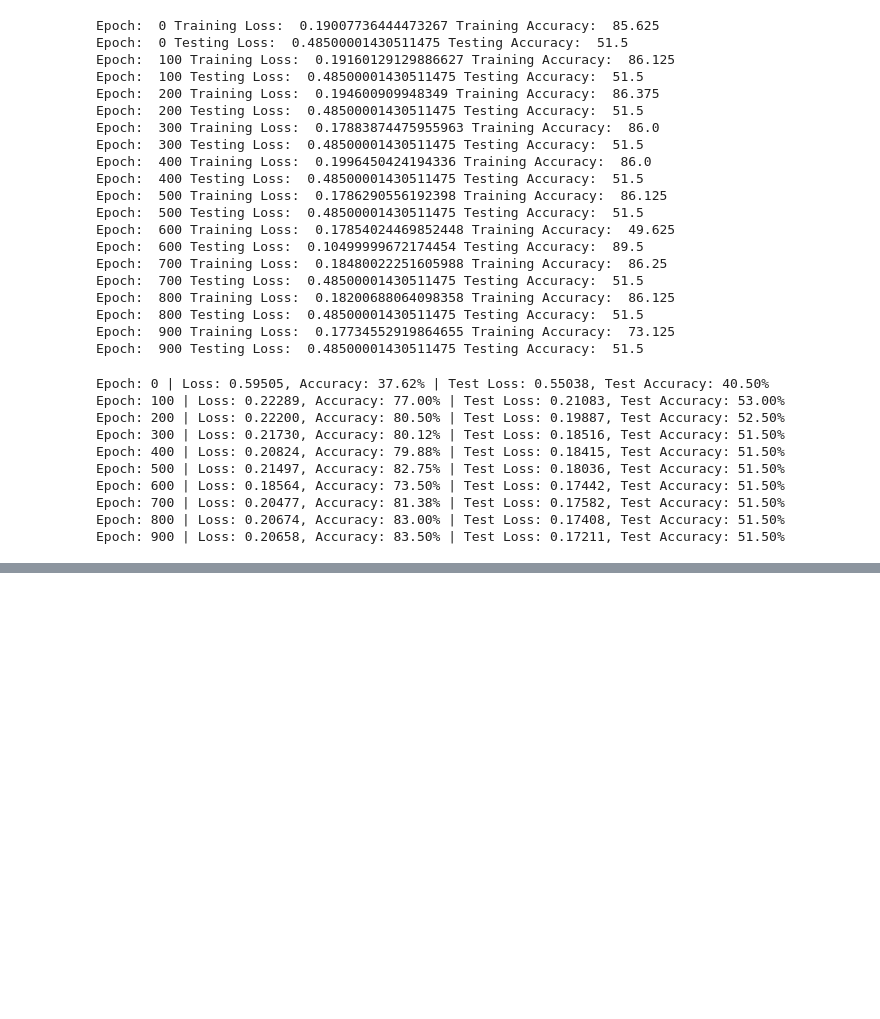
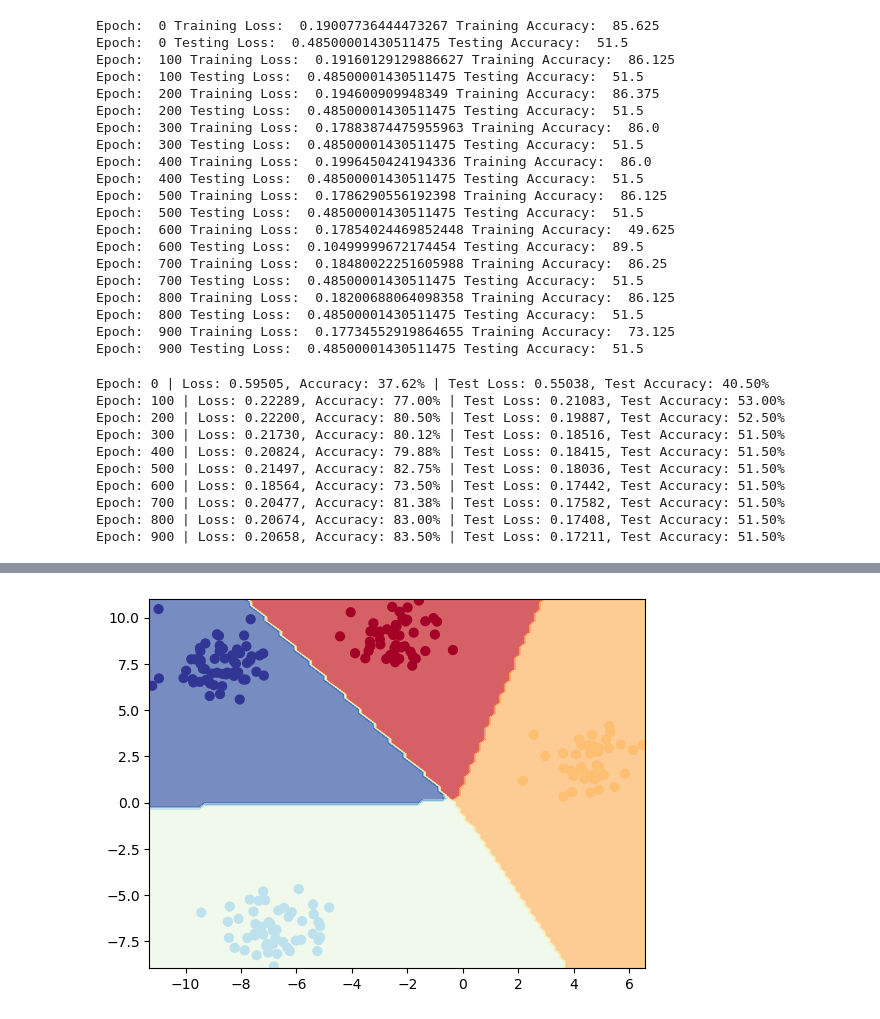
Before and after one commit to yinani24/ML-or-AI, a Jupyter notebook: trials.ipynb, the cells around one changed output, grey strips where cells are left out. Drawn from its saved outputs; the diff is of its cells as text; code cells hidden in the pictures; blank space fills up the shorter version.

```diff
--- a/trials.ipynb
+++ b/trials.ipynb
@@ -390,0 +428,8 @@ Epoch: 900 | Loss: 0.20658, Accuracy: 83.50% | Test Loss: 0.17211, Test Accuracy
+# %%
+loss_fn = nn.CrossEntropyLoss()
+optimizer = torch.optim.SGD(model_blob.parameters(), lr=0.1)
+# %%
+x_blob = torch.from_numpy(x).type(torch.float32)
+y_blob = torch.from_numpy(y).type(torch.long)
+# %%
+x_train, x_test, y_train, y_test = train_test_split(x_blob, y_blob, test_size=0.2, random_state=42)
@@ -390,0 +478,39 @@ Epoch: 900 | Loss: 0.20658, Accuracy: 83.50% | Test Loss: 0.17211, Test Accuracy
+# %%
+def plot_decision_boundary(model: torch.nn.Module, X: torch.Tensor, y: torch.Tensor):
+    """Plots decision boundaries of model predicting on X in comparison to y.
+
+    Source - https://madewithml.com/courses/foundations/neural-networks/ (with modifications)
+    """
+    # Put everything to CPU (works better with NumPy + Matplotlib)
+    model.to("cpu")
+    X, y = X.to("cpu"), y.to("cpu")
+
+    # Setup prediction boundaries and grid
+    x_min, x_max = X[:, 0].min() - 0.1, X[:, 0].max() + 0.1
+    y_min, y_max = X[:, 1].min() - 0.1, X[:, 1].max() + 0.1
+    xx, yy = np.meshgrid(np.linspace(x_min, x_max, 101), np.linspace(y_min, y_max, 101))
+
+    # Make features
+    X_to_pred_on = torch.from_numpy(np.column_stack((xx.ravel(), yy.ravel()))).float()
+
+    # Make predictions
+    model.eval()
+    with torch.inference_mode():
+        y_logits = model(X_to_pred_on)
+
+    # Test for multi-class or binary and adjust logits to prediction labels
+    if len(torch.unique(y)) > 2:
+        y_pred = torch.softmax(y_logits, dim=1).argmax(dim=1)  # mutli-class
+    else:
+        y_pred = torch.round(torch.sigmoid(y_logits))  # binary
+
+    # Reshape preds and plot
+    y_pred = y_pred.reshape(xx.shape).detach().numpy()
+    plt.contourf(xx, yy, y_pred, cmap=plt.cm.RdYlBu, alpha=0.7)
+    plt.scatter(X[:, 0], X[:, 1], c=y, s=40, cmap=plt.cm.RdYlBu)
+    plt.xlim(xx.min(), xx.max())
+    plt.ylim(yy.min(), yy.max())
+# %%
+plot_decision_boundary(model=model_blob, X=x_test ,y=y_test)
+# %% [output]
+[figure, added]
```
Also changed, not shown: parts of 7 cells of this notebook.
